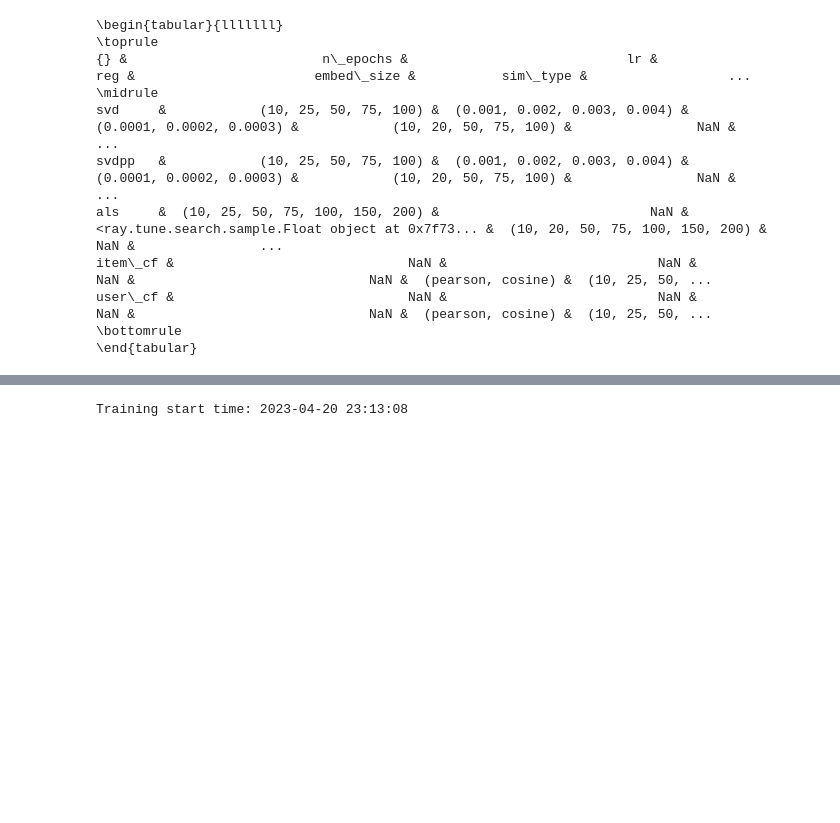
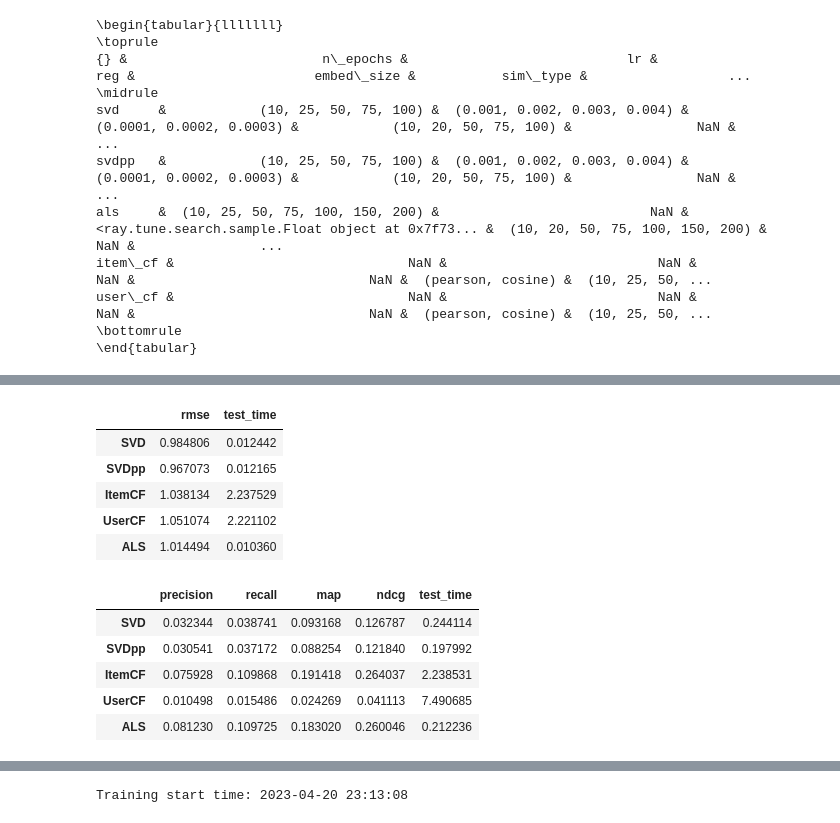
Before and after one commit to MichM072/ScriptieRec, a Jupyter notebook: scriptie-recsys.ipynb, the cells around one changed output, grey strips where cells are left out. Saved outputs shown, nothing was run; the diff lists cells and outputs as text; code cells hidden in the pictures; blank space fills up the shorter version.

```diff
--- a/scriptie-recsys.ipynb
+++ b/scriptie-recsys.ipynb
@@ -2312,0 +2580,17 @@ model_results_chrono(test_run5, plot_name="plot_rating2")
+# %%
+for task in ['rating', 'ranking']:
+    evaluation_dataframe = pd.DataFrame.from_dict(evaluation_results[task], orient='index')
+    display(evaluation_dataframe)
+# %% [output]
+|  | rmse | test_time |
+| SVD | 0.984806 | 0.012442 |
+| SVDpp | 0.967073 | 0.012165 |
+| ItemCF | 1.038134 | 2.237529 |
+| UserCF | 1.051074 | 2.221102 |
+| ALS | 1.014494 | 0.010360 |
+|  | precision | recall | map | ndcg | test_time |
+| SVD | 0.032344 | 0.038741 | 0.093168 | 0.126787 | 0.244114 |
+| SVDpp | 0.030541 | 0.037172 | 0.088254 | 0.121840 | 0.197992 |
+| ItemCF | 0.075928 | 0.109868 | 0.191418 | 0.264037 | 2.238531 |
+| UserCF | 0.010498 | 0.015486 | 0.024269 | 0.041113 | 7.490685 |
+| ALS | 0.081230 | 0.109725 | 0.183020 | 0.260046 | 0.212236 |
```
Also changed, not shown: parts of 9 cells of this notebook.
